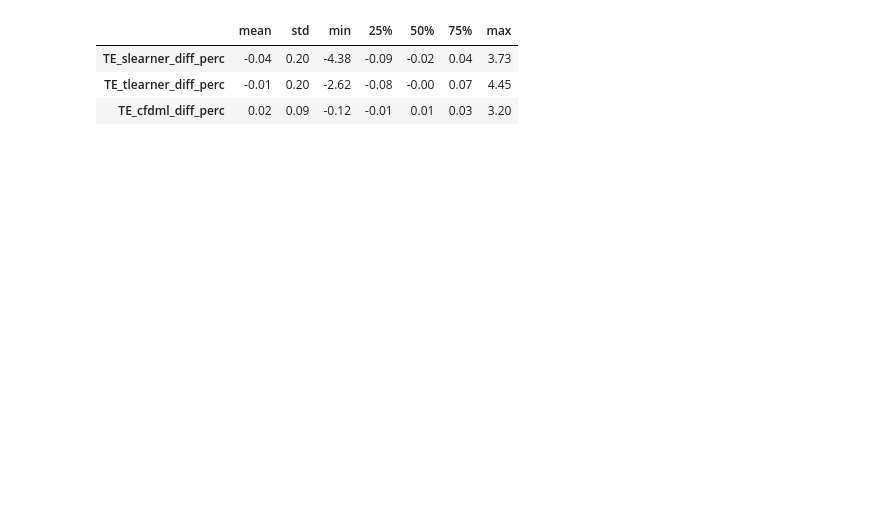
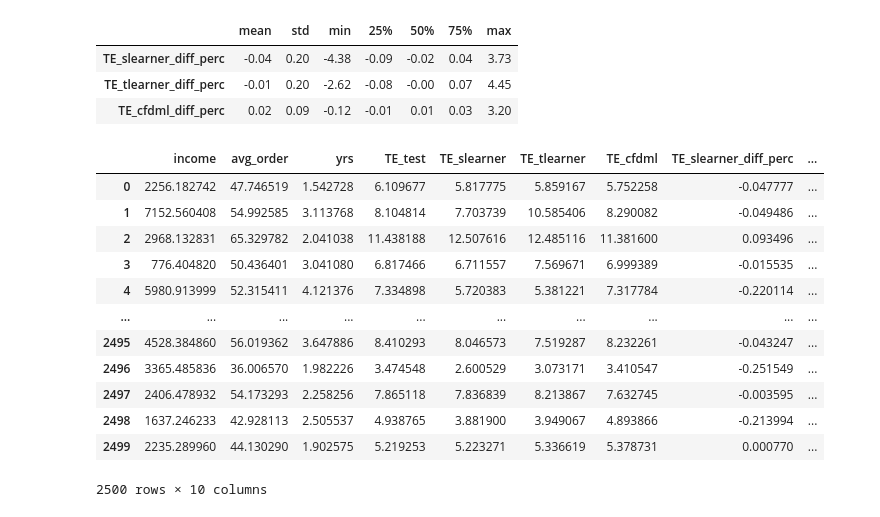
Before and after one commit to leowu4ever/causal-inference, a Jupyter notebook: uplift_modelling.ipynb, the cells around one changed output. Cells and saved outputs as stored; diff of their text form; code cells hidden in the pictures; blank space fills up the shorter version.

```diff
--- a/uplift_modelling.ipynb
+++ b/uplift_modelling.ipynb
@@ -206,3 +212,19 @@ df_test[df_test.columns[-3:]].describe().transpose().drop(columns='count').apply
 | TE_slearner_diff_perc | -0.04 | 0.20 | -4.38 | -0.09 | -0.02 | 0.04 | 3.73 |
 | TE_tlearner_diff_perc | -0.01 | 0.20 | -2.62 | -0.08 | -0.00 | 0.07 | 4.45 |
 | TE_cfdml_diff_perc | 0.02 | 0.09 | -0.12 | -0.01 | 0.01 | 0.03 | 3.20 |
+# %%
+df_test
+# %% [output]
+|  | income | avg_order | yrs | TE_test | TE_slearner | TE_tlearner | TE_cfdml | TE_slearner_diff_perc | ... |
+| 0 | 2256.182742 | 47.746519 | 1.542728 | 6.109677 | 5.817775 | 5.859167 | 5.752258 | -0.047777 | ... |
+| 1 | 7152.560408 | 54.992585 | 3.113768 | 8.104814 | 7.703739 | 10.585406 | 8.290082 | -0.049486 | ... |
+| 2 | 2968.132831 | 65.329782 | 2.041038 | 11.438188 | 12.507616 | 12.485116 | 11.381600 | 0.093496 | ... |
+| 3 | 776.404820 | 50.436401 | 3.041080 | 6.817466 | 6.711557 | 7.569671 | 6.999389 | -0.015535 | ... |
+| 4 | 5980.913999 | 52.315411 | 4.121376 | 7.334898 | 5.720383 | 5.381221 | 7.317784 | -0.220114 | ... |
+| ... | ... | ... | ... | ... | ... | ... | ... | ... | ... |
+| 2495 | 4528.384860 | 56.019362 | 3.647886 | 8.410293 | 8.046573 | 7.519287 | 8.232261 | -0.043247 | ... |
+| 2496 | 3365.485836 | 36.006570 | 1.982226 | 3.474548 | 2.600529 | 3.073171 | 3.410547 | -0.251549 | ... |
+| 2497 | 2406.478932 | 54.173293 | 2.258256 | 7.865118 | 7.836839 | 8.213867 | 7.632745 | -0.003595 | ... |
+| 2498 | 1637.246233 | 42.928113 | 2.505537 | 4.938765 | 3.881900 | 3.949067 | 4.893866 | -0.213994 | ... |
+| 2499 | 2235.289960 | 44.130290 | 1.902575 | 5.219253 | 5.223271 | 5.336619 | 5.378731 | 0.000770 | ... |
+2500 rows × 10 columns
```
Also changed, not shown: parts of 4 cells of this notebook, 3 other files.
